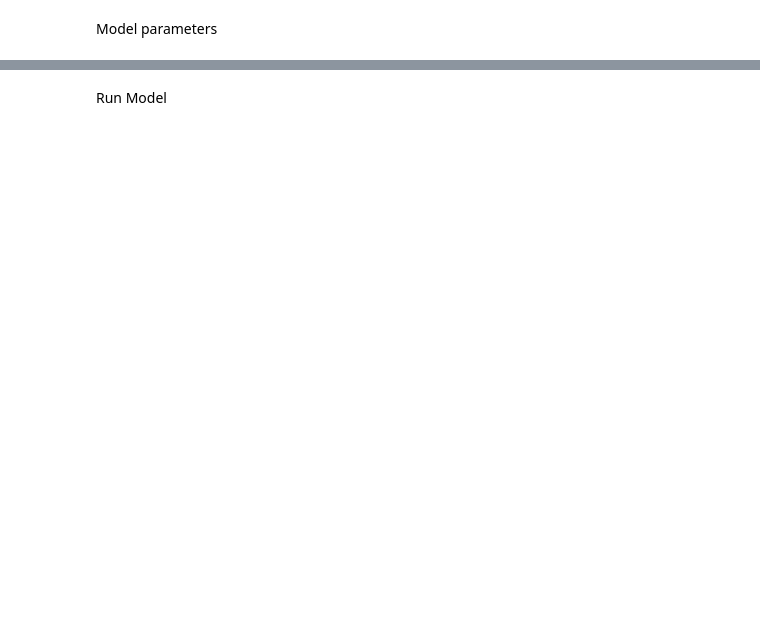
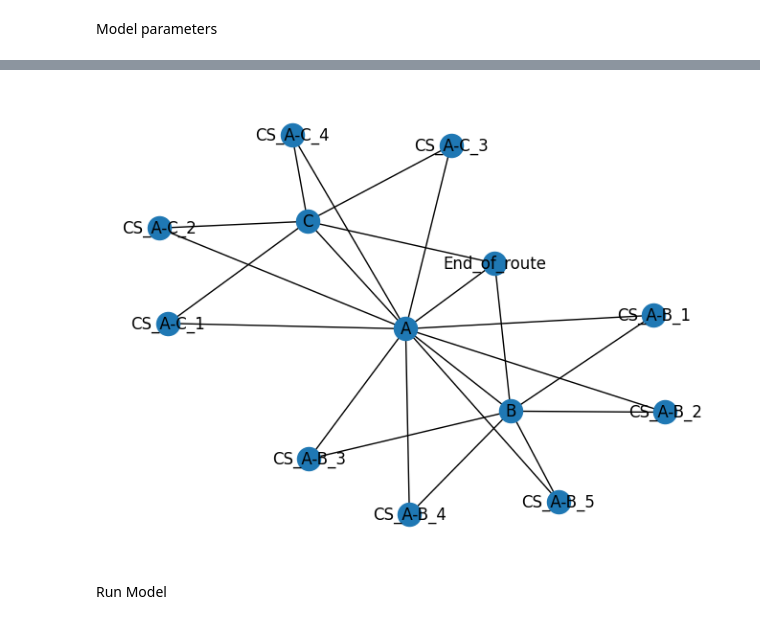
Before and after one commit to akintomiwa/e4cd, a Jupyter notebook: ev_abm_base.ipynb, the cells around one changed output, grey strips where cells are left out. Drawn from its saved outputs; the diff is of its cells as text; code cells hidden in the pictures; blank space fills up the shorter version.

```diff
--- a/ev_abm_base.ipynb
+++ b/ev_abm_base.ipynb
@@ -502,0 +649,5 @@ no_evs = 2
+# %%
+for i in range(len(nodes)):
+    df['from'][i] = nodes[i]
+    df['to'][i] = nodes[i]
+# get_possible_destinations('A')
@@ -502,0 +656,2 @@ no_evs = 2
+# %%
+G = nx.from_pandas_edgelist(df, source='from', target='to')
@@ -503,3 +662,42 @@ no_evs = 2
+# %%
+import networkx as nx
+
+def create_charging_network(station_config):
+    G = nx.Graph()
+
+    # Add city nodes to graph
+    cities = set()
+    for route, config in station_config.items():
+        cities.update([route.split('-')[0], route.split('-')[1]])
+    for city in cities:
+        G.add_node(city, node_type='city')
+
+    # Add charging station nodes and edges to graph
+    for route, config in station_config.items():
+        start_city = route.split('-')[0]
+        end_city = route.split('-')[1]
+
+        # Add start and end city nodes to graph
+        G.add_edge(start_city, end_city, edge_type='route')
+
+        # Add charging station nodes to graph
+        for station_id in config:
+            G.add_node(station_id, node_type='station')
+            G.add_edge(start_city, station_id)
+            G.add_edge(station_id, end_city)
+
+    return G
+# %%
+G = create_charging_network(station_config)
+# %%
+import networkx as nx
+import matplotlib.pyplot as plt
+
+# assume the returned graph object is stored in variable G
+nx.draw(G, with_labels=True)
+plt.show()
+# %% [output]
+[figure, added]
 # %% [markdown]
 Run Model
 # %%
```
Also changed, not shown: parts of 47 cells of this notebook, 3 other files.
